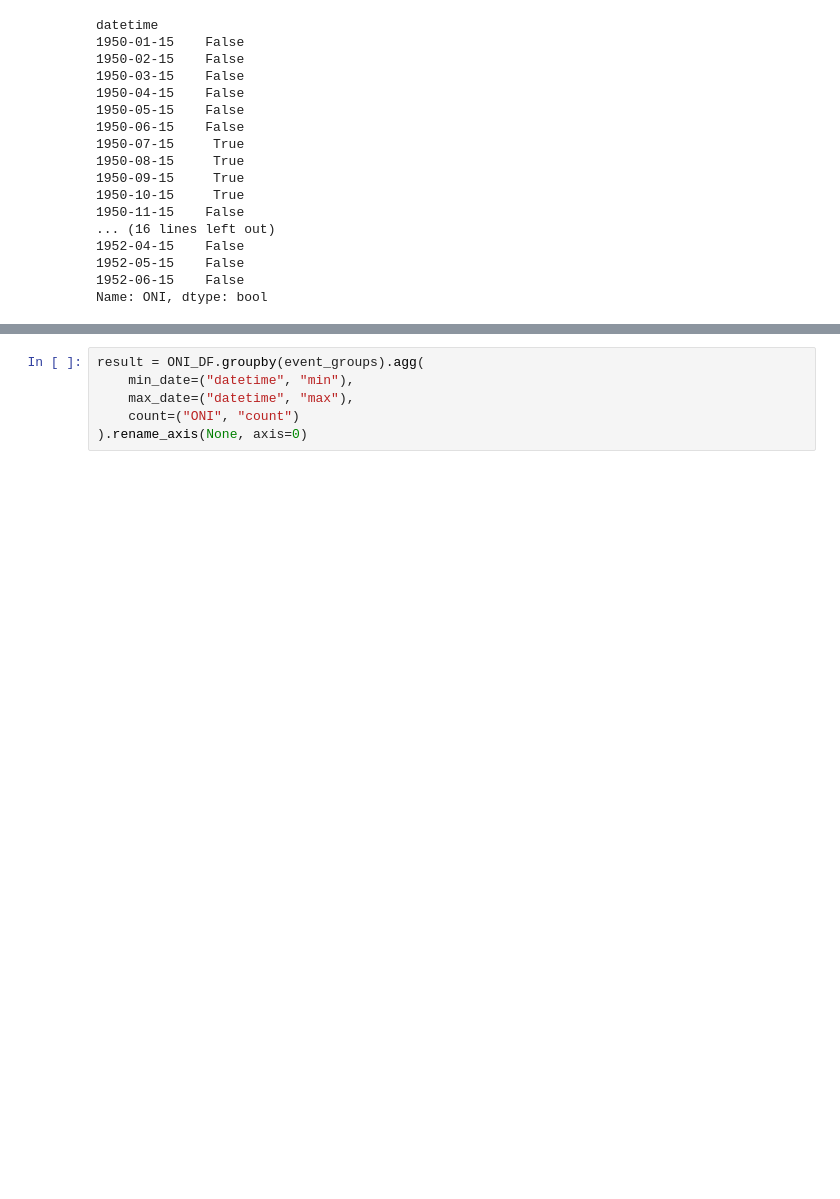
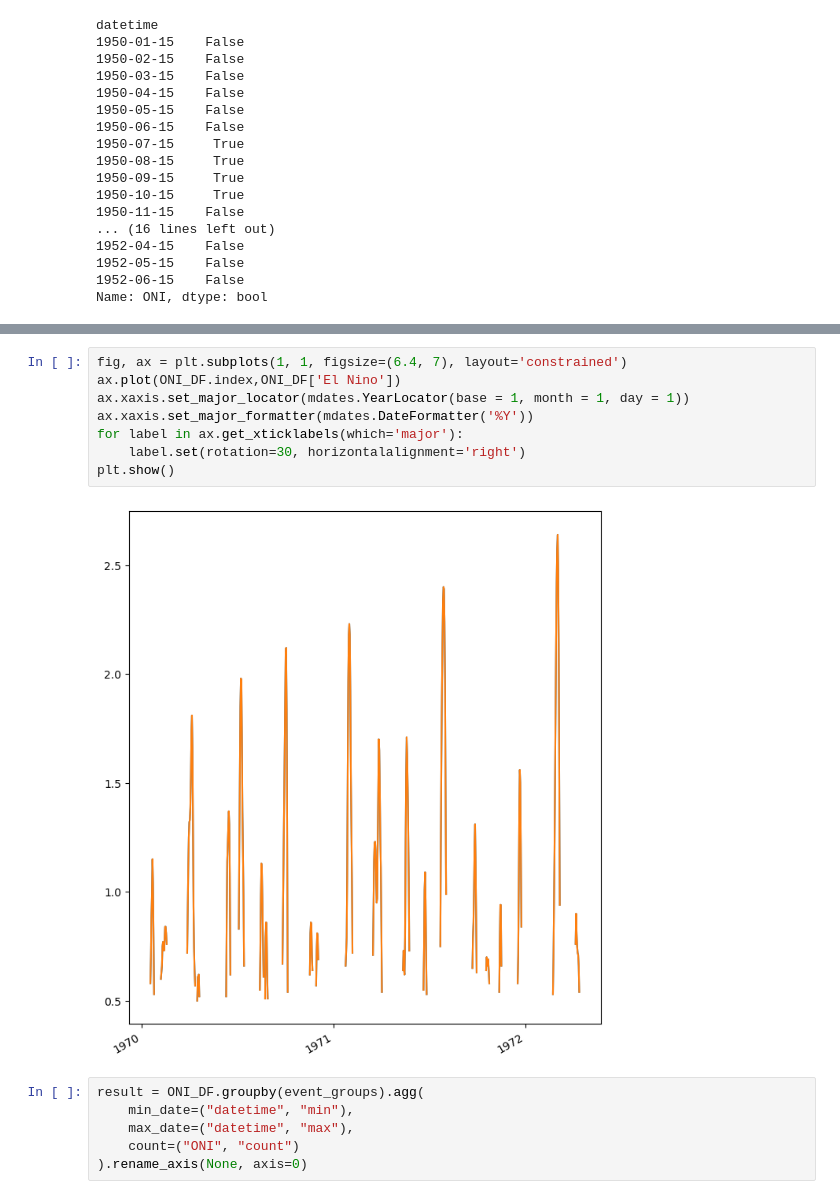
Before and after one commit to Thomas-Moore-Creative/BRAN-climatology-generator-demo, a Jupyter notebook: notebooks/demo_sandbox.ipynb, the cells around one changed output, grey strips where cells are left out. Saved outputs shown, nothing was run; the diff lists cells and outputs as text; blank space fills up the shorter version.

```diff
--- a/notebooks/demo_sandbox.ipynb
+++ b/notebooks/demo_sandbox.ipynb
@@ -382,3 +426,13 @@ ONI_DF.groupby('ENSO event group ID').transform('count')
+# %%
+fig, ax = plt.subplots(1, 1, figsize=(6.4, 7), layout='constrained')
+ax.plot(ONI_DF.index,ONI_DF['El Nino'])
+ax.xaxis.set_major_locator(mdates.YearLocator(base = 1, month = 1, day = 1))
+ax.xaxis.set_major_formatter(mdates.DateFormatter('%Y'))
+for label in ax.get_xticklabels(which='major'):
+    label.set(rotation=30, horizontalalignment='right')
+plt.show()
+# %% [output]
+[figure, added]
 # %%
 result = ONI_DF.groupby(event_groups).agg(
     min_date=("datetime", "min"),
```
Also changed, not shown: parts of 8 cells of this notebook.
